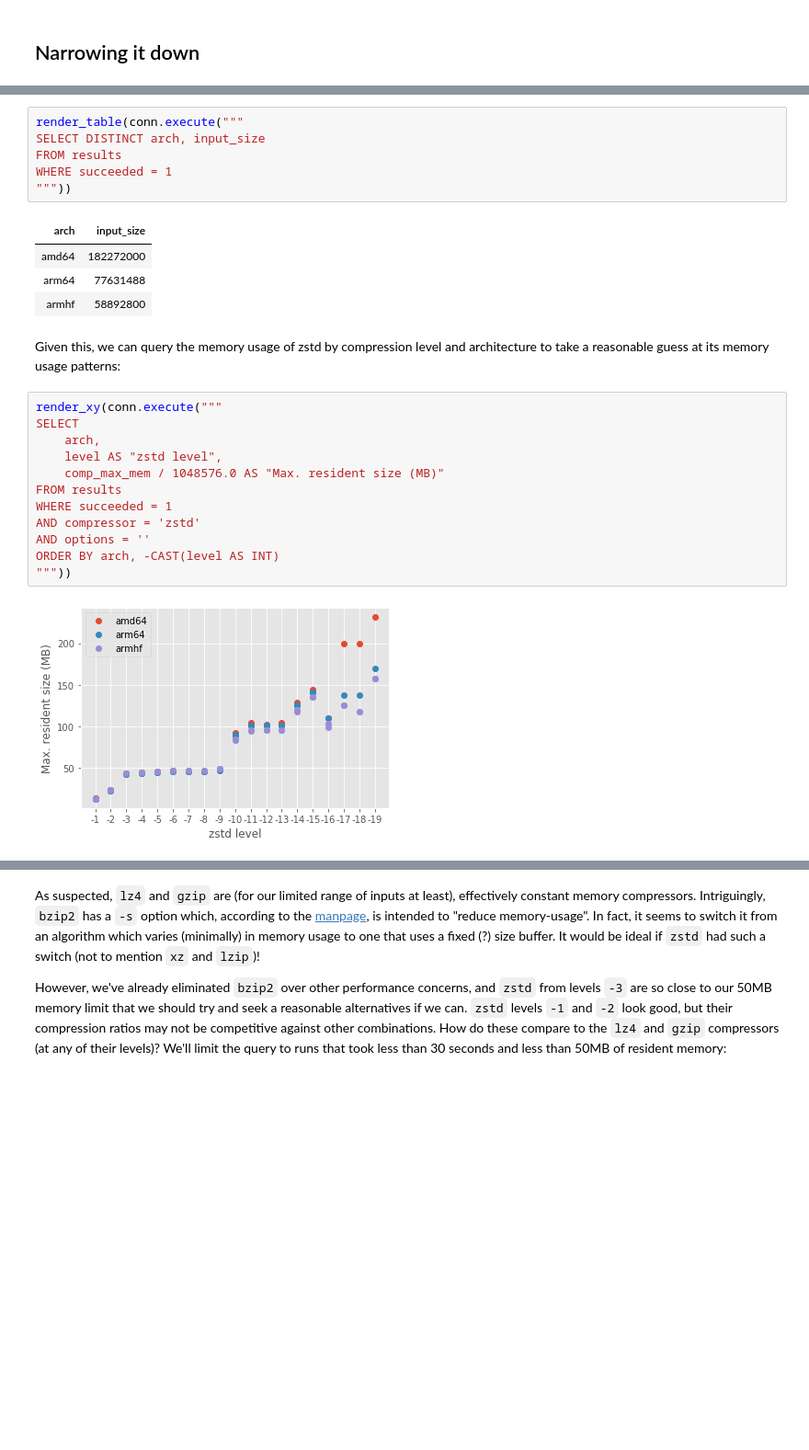
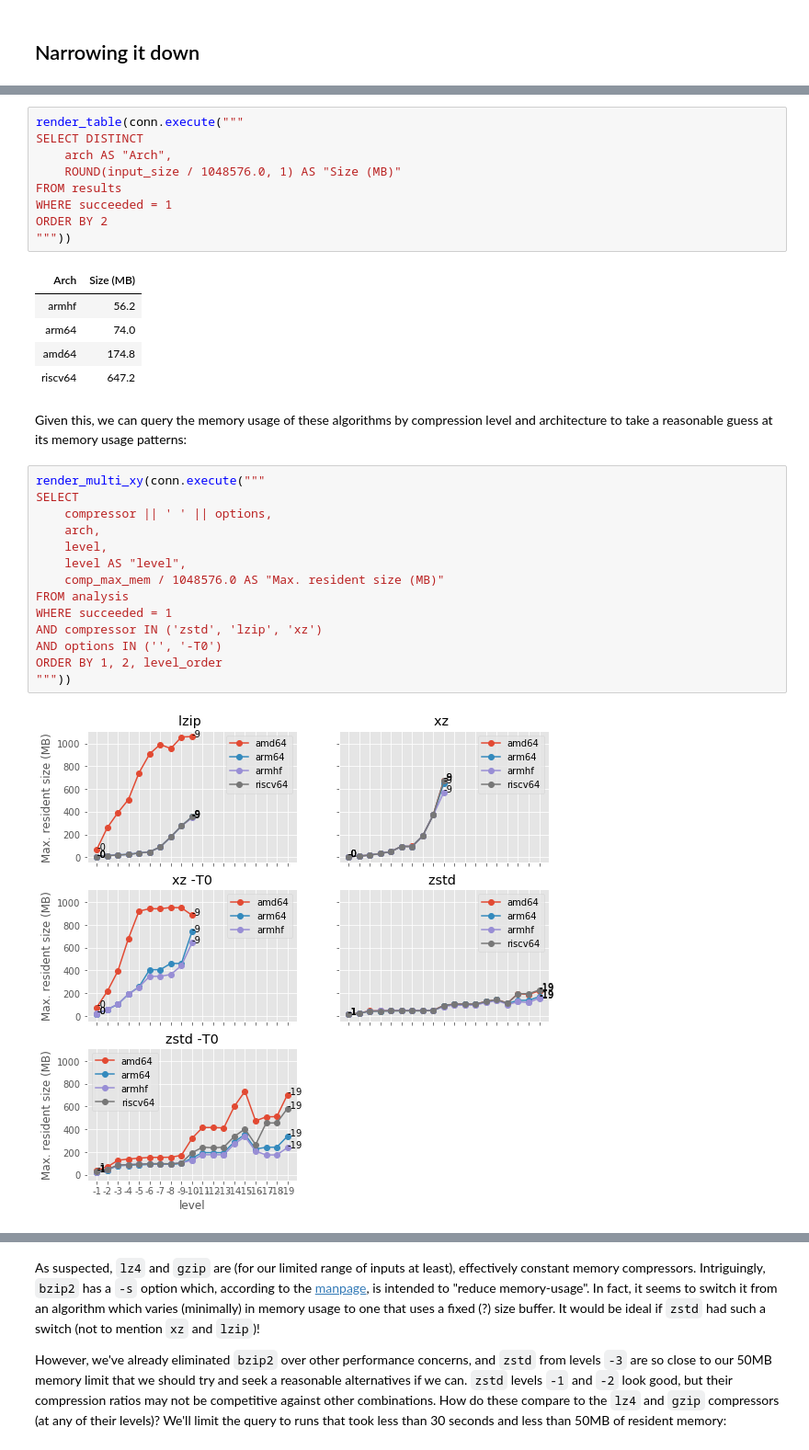
Before and after one commit to waveform80/compression, a Jupyter notebook: analysis.ipynb, the cells around one changed output, grey strips where cells are left out. Shown at 92% size. Cells and saved outputs as stored; diff of their text form; blank space fills up the shorter version.

```diff
--- a/analysis.ipynb
+++ b/analysis.ipynb
@@ -545,30 +816,36 @@ As it happens, our input sizes are specific to each architecture and vary
 fairly widely in size:
 # %%
 render_table(conn.execute("""
-SELECT DISTINCT arch, input_size
+SELECT DISTINCT
+    arch AS "Arch",
+    ROUND(input_size / 1048576.0, 1) AS "Size (MB)"
 FROM results
 WHERE succeeded = 1
+ORDER BY 2
 """))
 # %% [output]
-| arch | input_size |
-| amd64 | 182272000 |
-| arm64 | 77631488 |
-| armhf | 58892800 |
+| Arch | Size (MB) |
+| armhf | 56.2 |
+| arm64 | 74.0 |
+| amd64 | 174.8 |
+| riscv64 | 647.2 |
 # %% [markdown]
-Given this, we can query the memory usage of zstd by compression level and
+Given this, we can query the memory usage of these algorithms by compression level and
 architecture to take a reasonable guess at its memory usage patterns:
 # %%
-render_xy(conn.execute("""
+render_multi_xy(conn.execute("""
 SELECT
+    compressor || ' ' || options,
     arch,
-    level AS "zstd level",
+    level,
+    level AS "level",
     comp_max_mem / 1048576.0 AS "Max. resident size (MB)"
-FROM results
+FROM analysis
 WHERE succeeded = 1
-AND compressor = 'zstd'
-AND options = ''
-ORDER BY arch, -CAST(level AS INT)
+AND compressor IN ('zstd', 'lzip', 'xz')
+AND options IN ('', '-T0')
+ORDER BY 1, 2, level_order
 """))
 # %% [output]
-[figure, old version]
+[figure, new version]
 # %% [markdown]
```
Also changed, not shown: parts of 35 cells of this notebook, 1 other file.
